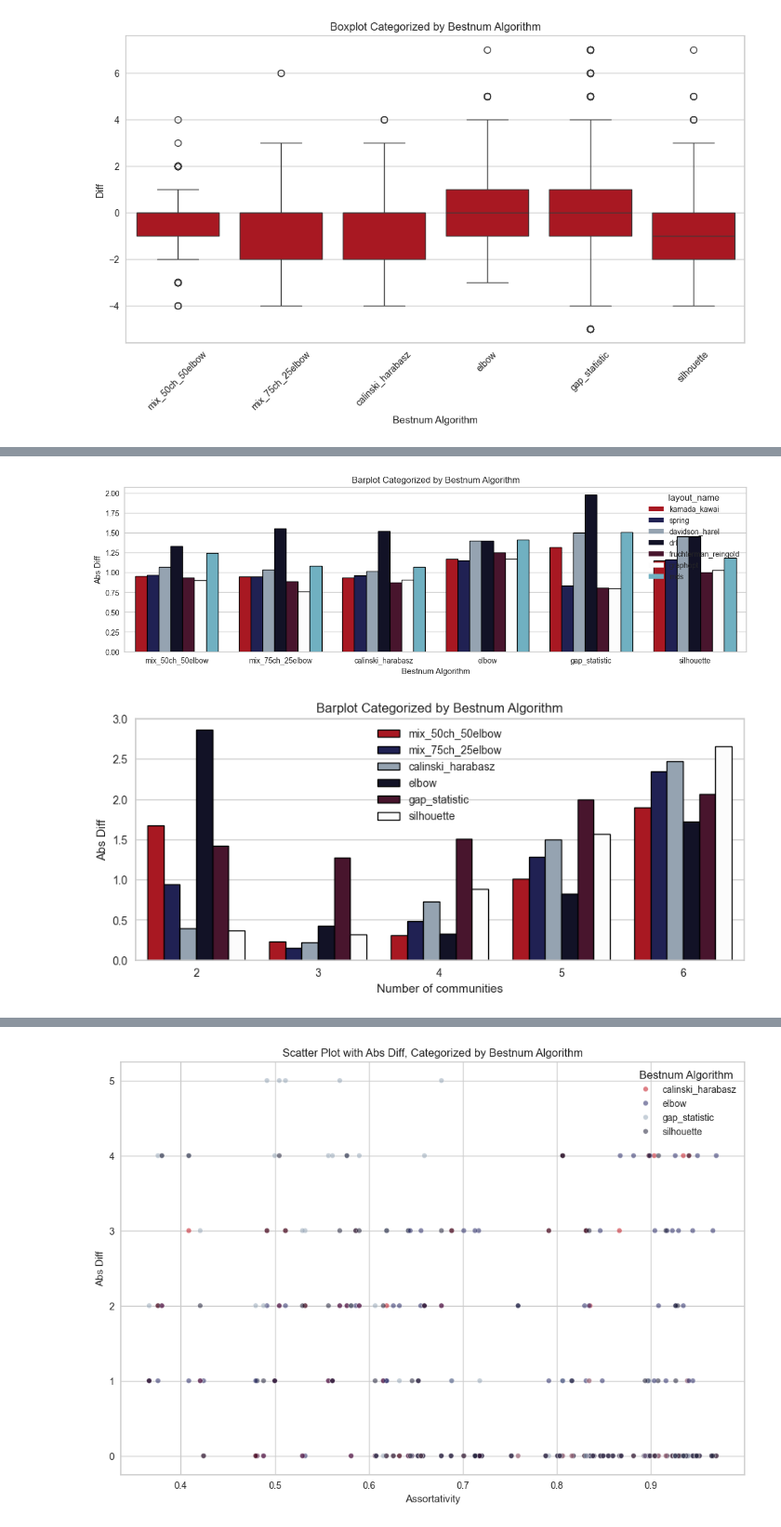
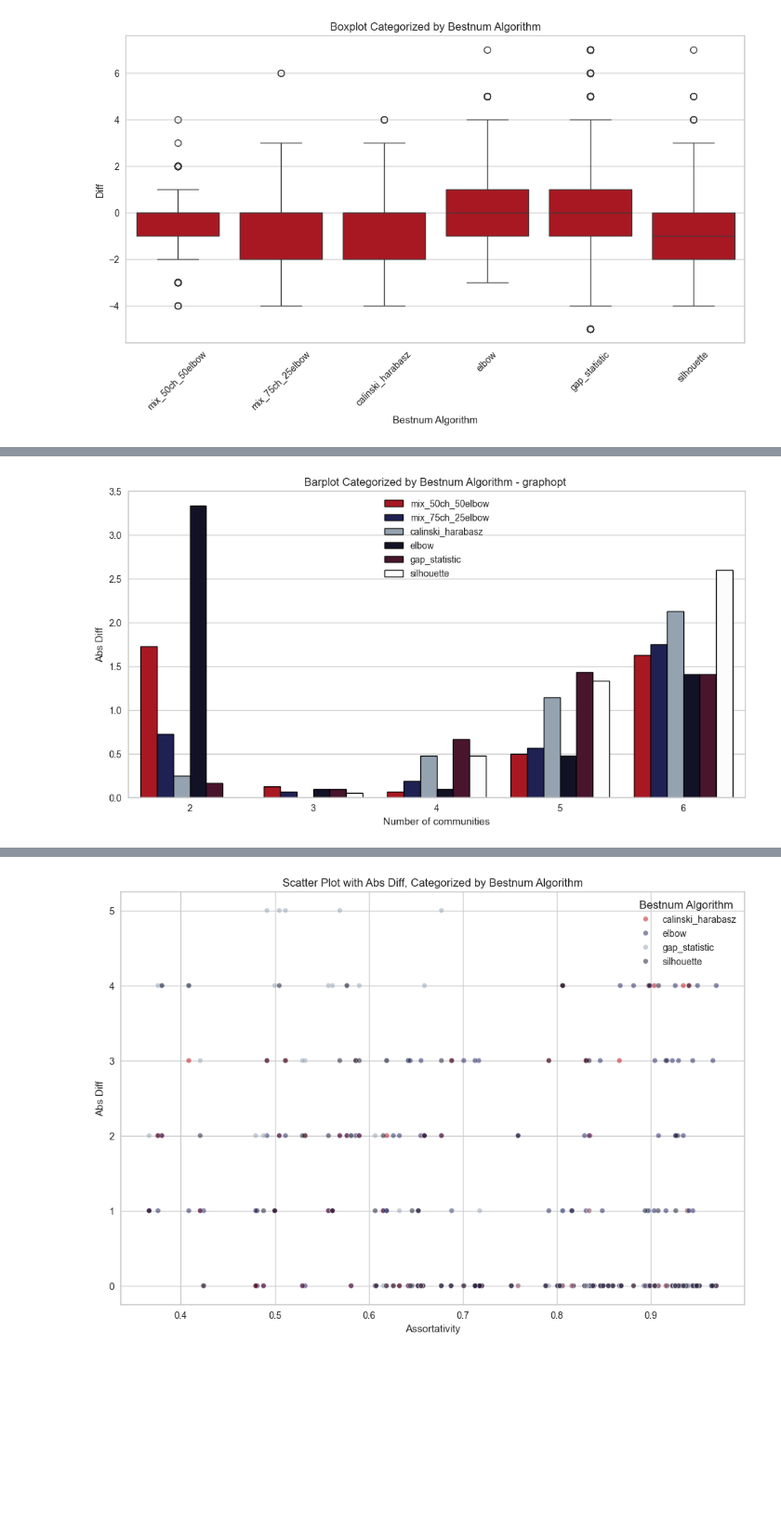
Before and after one commit to ARUMHC/Geometric-Properties-of-Graph-Visualization-Methods, a Jupyter notebook: code/ANALYSIS_choosing_best_num_algorithm.ipynb, the cells around one changed output, grey strips where cells are left out. Shown at 93% size. Drawn from its saved outputs; the diff is of its cells as text; code cells hidden in the pictures; blank space fills up the shorter version.

```diff
--- a/code/NB_choosing_best_num_algorithms_TESTING.ipynb
+++ b/code/ANALYSIS_choosing_best_num_algorithm.ipynb
@@ -162,7 +162,7 @@ plt.show()
 # %% [markdown]
 # Reading from csv
 # %%
-df_all_results = pd.read_csv('data/all_results_v20241013.csv')
+df_all_results = pd.read_csv(r'only_graphopt_experiment\all_results_v20241013.csv')
 df_all_results.head(10)
 # %% [output]
 |  | graph_id | assortativity | layout_name | no_communities | calculated_bestnum | size | bestnum_algo | ... |
@@ -179,5 +179,5 @@ df_all_results.head(10)
 # %%
-# df_all_results = df_all_results[df_all_results['layout_name'] == 'graphopt']
+df_all_results = df_all_results[df_all_results['layout_name'] == 'graphopt']
 # %%
 # plt.figure(figsize=(10, 4))
 # fig, (ax1, ax2) = plt.subplots(2, 1, figsize=(8, 8))
@@ -354,41 +409,23 @@ plt.show()
 # %%
-# plot to see which layout combo with alorithm works best
-plt.figure(figsize=(15, 4))
-ax = sns.barplot(x='bestnum_algo', y='abs_diff', hue='layout_name', data=df_all_results[df_all_results['layout_name'] != 'lgl'], estimator=np.mean, palette=mammalian_sighting_reflex+wake_up_and_its_over, ci=None)
-
+plt.figure(figsize=(12, 6))
+ax=sns.barplot(x='no_communities', y='abs_diff', hue='bestnum_algo', data=df_all_results[df_all_results['layout_name']=='graphopt'], estimator=np.mean, palette=mammalian_sighting_reflex, ci=None)
 for patch in ax.patches:
     patch.set_edgecolor('black')
     patch.set_linewidth(1)  # Optional: set the width of the edge
 
-plt.title('Barplot Categorized by Bestnum Algorithm')
-plt.xlabel('Bestnum Algorithm')
+# Customize the plot
+plt.title('Barplot Categorized by Bestnum Algorithm - graphopt ')
+plt.xlabel('Number of communities')
 plt.ylabel('Abs Diff')
 # plt.xticks(rotation=45)  # Rotate x-axis labels if needed
 
+handles, labels = ax.get_legend_handles_labels()
+for handle in handles:
+    handle.set_edgecolor('black')
+    handle.set_linewidth(1)  # Optional: set the width of the edge
+ax.legend(handles=handles, labels=labels)
+
 # Show the plot
 plt.show()
 # %% [output]
-[figure, old version]
+[figure, new version]
-# %%
-plt.figure(figsize=(10, 4))
-ax = sns.barplot(x='no_communities', y='abs_diff', hue='bestnum_algo', data=df_all_results, estimator=np.mean, palette=mammalian_sighting_reflex, ci=None)
-for patch in ax.patches:
-    patch.set_edgecolor('black')
-    patch.set_linewidth(1)  # Optional: set the width of the edge
-
-# Customize the plot
-plt.title('Barplot Categorized by Bestnum Algorithm')
-plt.xlabel('Number of communities')
-plt.ylabel('Abs Diff')
-# plt.xticks(rotation=45)  # Rotate x-axis labels if needed
-
-handles, labels = ax.get_legend_handles_labels()
-for handle in handles:
-    handle.set_edgecolor('black')
-    handle.set_linewidth(1)  # Optional: set the width of the edge
-ax.legend(handles=handles, labels=labels)
-
-# Show the plot
-plt.show()
-# %% [output]
-[figure, removed]
```
Also changed, not shown: parts of 18 cells of this notebook, 12 other files.
